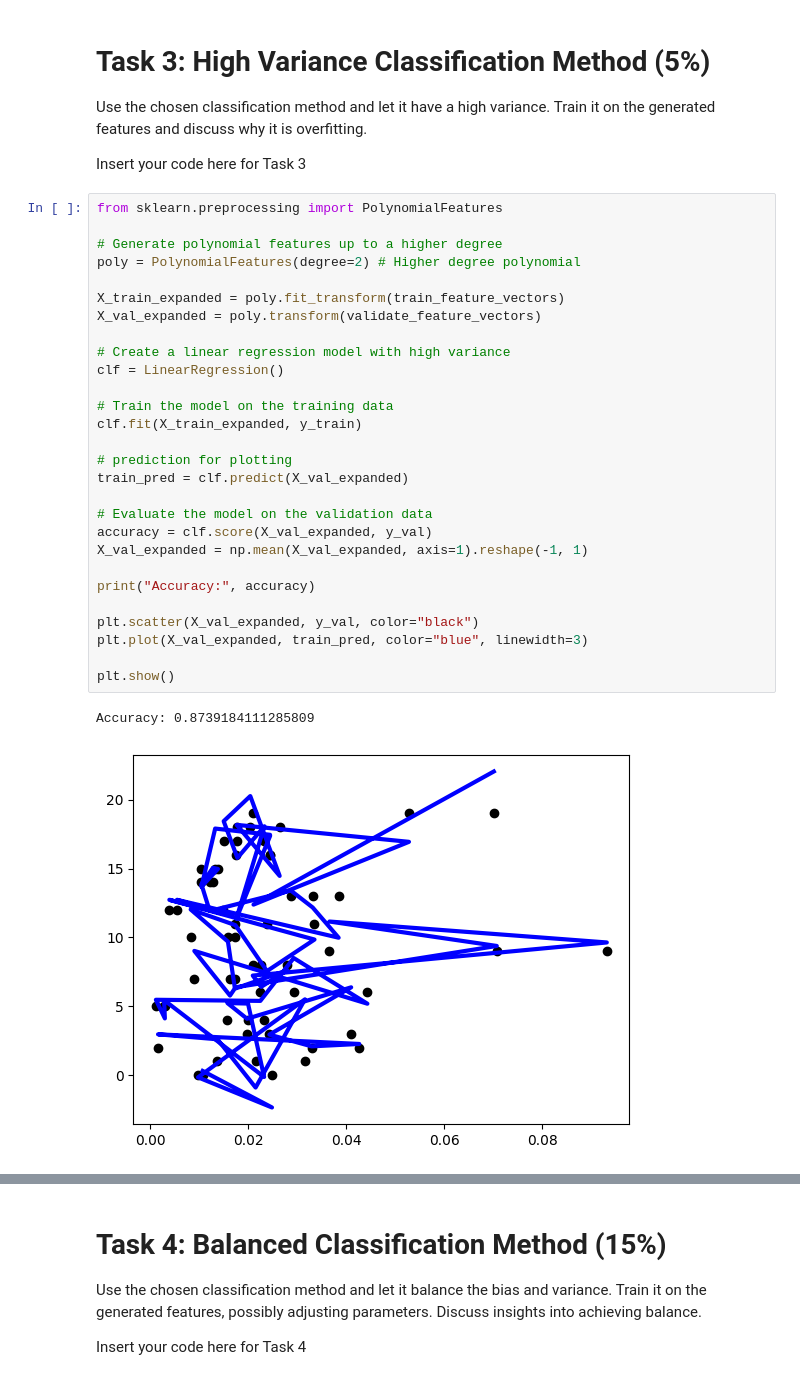
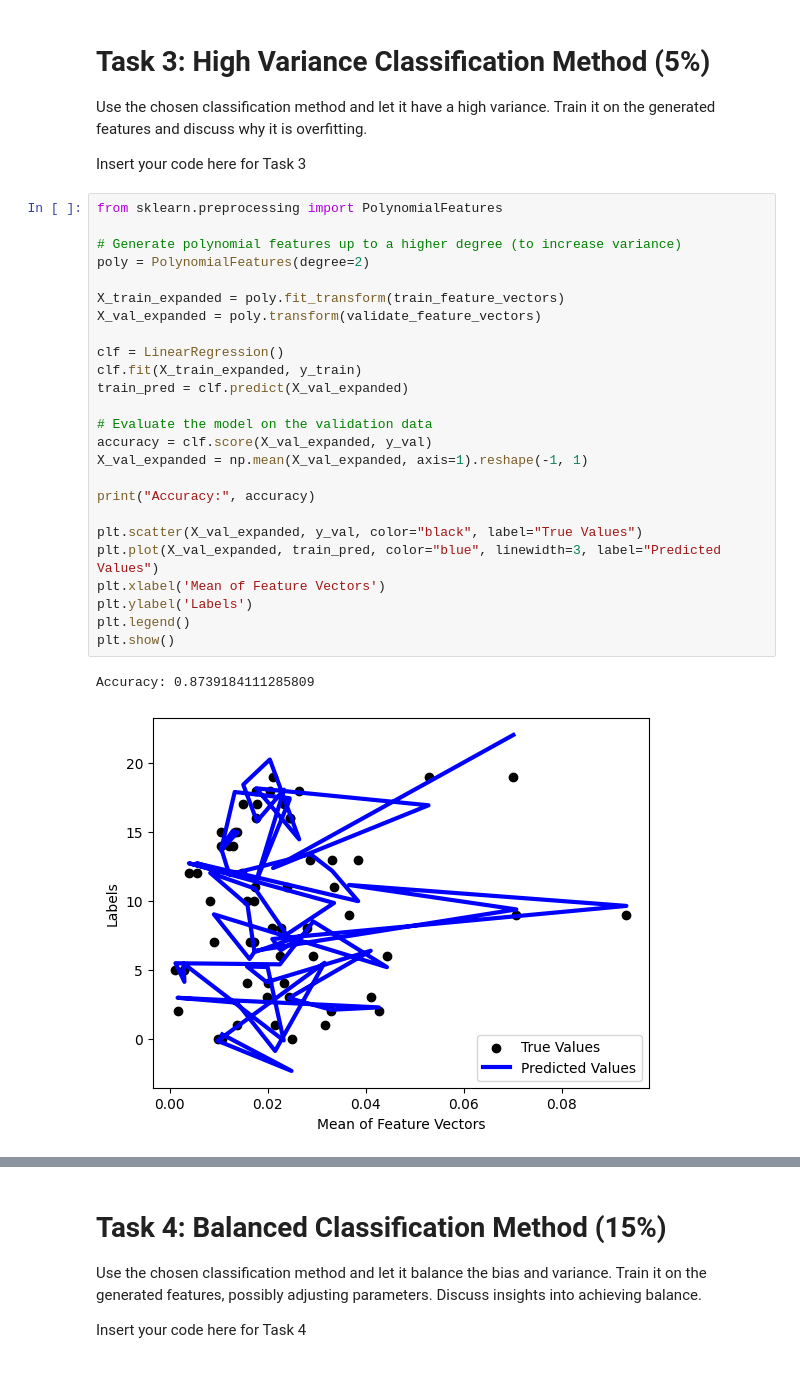
Before and after one commit to coopercole/syde522_assign1, a Jupyter notebook: Assignment1.ipynb, the cells around one changed output, grey strips where cells are left out. Saved outputs shown, nothing was run; the diff lists cells and outputs as text.

```diff
--- a/Assignment1.ipynb
+++ b/Assignment1.ipynb
@@ -173,34 +170,31 @@ Insert your code here for Task 3
 # %%
 from sklearn.preprocessing import PolynomialFeatures
 
-# Generate polynomial features up to a higher degree
-poly = PolynomialFeatures(degree=2) # Higher degree polynomial
+# Generate polynomial features up to a higher degree (to increase variance)
+poly = PolynomialFeatures(degree=2)
 
 X_train_expanded = poly.fit_transform(train_feature_vectors)
 X_val_expanded = poly.transform(validate_feature_vectors)
 
-# Create a linear regression model with high variance
 clf = LinearRegression()
-
-# Train the model on the training data
 clf.fit(X_train_expanded, y_train)
-
-# prediction for plotting
 train_pred = clf.predict(X_val_expanded)
 
 # Evaluate the model on the validation data
 accuracy = clf.score(X_val_expanded, y_val)
 X_val_expanded = np.mean(X_val_expanded, axis=1).reshape(-1, 1)
 
 print("Accuracy:", accuracy)
 
-plt.scatter(X_val_expanded, y_val, color="black")
-plt.plot(X_val_expanded, train_pred, color="blue", linewidth=3)
-
+plt.scatter(X_val_expanded, y_val, color="black", label="True Values")
+plt.plot(X_val_expanded, train_pred, color="blue", linewidth=3, label="Predicted Values")
+plt.xlabel('Mean of Feature Vectors')
+plt.ylabel('Labels')
+plt.legend()
 plt.show()
 # %% [output]
 Accuracy: 0.8739184111285809
-[figure, old version]
+[figure, new version]
 # %% [markdown]
 ### Task 3 Discussion
 
```
Also changed, not shown: parts of 16 cells of this notebook.
